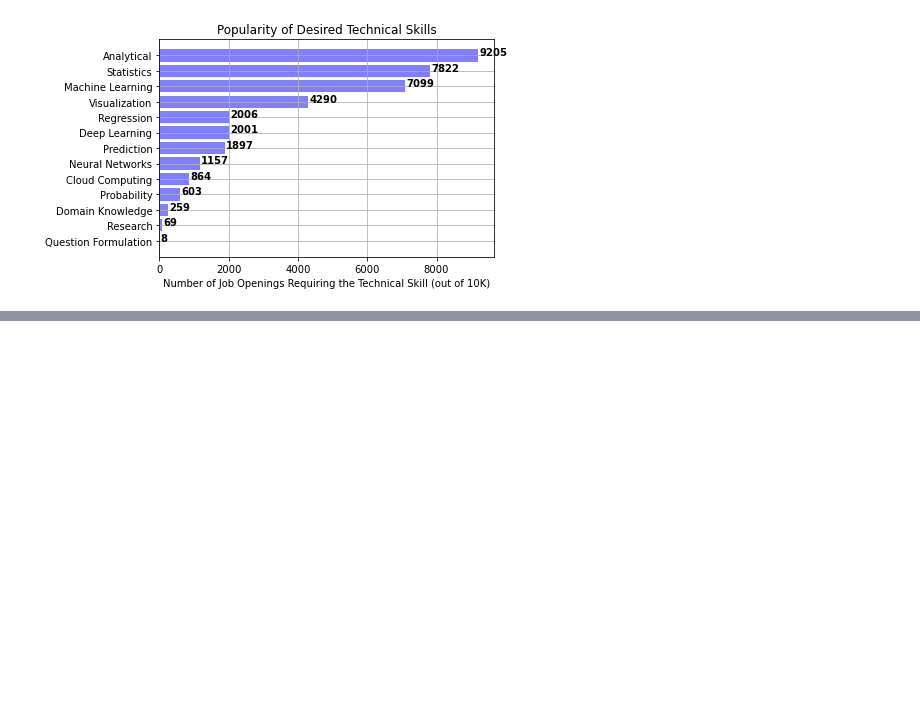
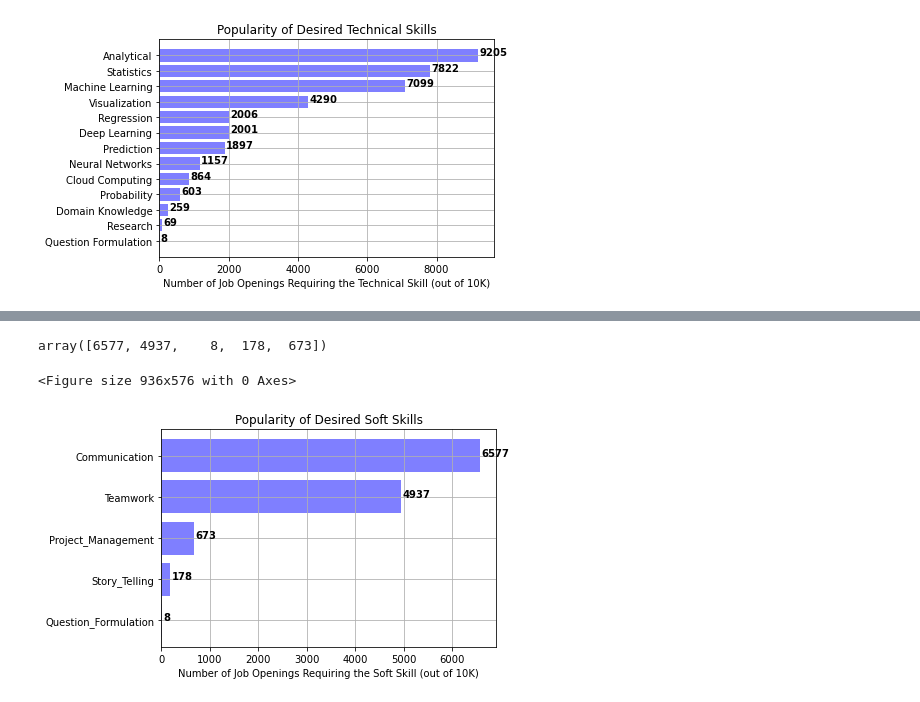
Before and after one commit to amyguanRice/Project1_Team6, a Jupyter notebook: data_processing_10k_Feb2019.ipynb, the cells around one changed output, grey strips where cells are left out. Cells and saved outputs as stored; diff of their text form; code cells hidden in the pictures; blank space fills up the shorter version.

```diff
--- a/data_processing_10k_Feb2019.ipynb
+++ b/data_processing_10k_Feb2019.ipynb
@@ -629,6 +629,9 @@ for irow in np.arange(len(DSjob_Feb2019)):
 TS_keywords = ['Statistics', 'Research', 'Question Formulation', 'Visualization',\
                'Deep Learning','Machine Learning','Domain Knowledge', 'Analytical',\
                'Cloud Computing', 'Regression', 'Probability', 'Prediction','Neural Networks']
-TS_Count = np.arange(len(TS_keywords))
+
+for i_tech_skill in np.arange(len(TS_keywords)):
+    TS_Count[i_tech_skill] = DSjob_Feb2019.iloc[:,14+i_tech_skill].sum()
+
 TS_Count
 # %% [output]
@@ -672,3 +668,12 @@ plt.show()
 # Question formulation
 # Storytelling
 # Project management
+
+# initialize the flag tags
+DSjob_Feb2019['SS_Communication_flag'] = 0
+DSjob_Feb2019['SS_Teamwork_flag'] = 0
+DSjob_Feb2019['SS_QuesForm_flag'] = 0
+DSjob_Feb2019['SS_StoryTelling_flag'] = 0
+DSjob_Feb2019['SS_ProjManagement_flag'] = 0
+
+DSjob_Feb2019.head(1)
@@ -675,3 +684,58 @@ plt.show()
+# %%
+for irow in np.arange(len(DSjob_Feb2019)):
+
+#     DSjob_Feb2019.job_description[irow] = DSjob_Feb2019.job_description[irow].casefold()
+#     DSjob_Feb2019.job_description[irow] = DSjob_Feb2019.job_description[irow].casefold()
+
+    if (("communica" in DSjob_Feb2019.job_description[irow]) or ("personal skill" in DSjob_Feb2019.job_description[irow])\
+       or ("people skill" in DSjob_Feb2019.job_description[irow])):
+        DSjob_Feb2019.iloc[irow,27] = 1
+
+    if (("teamwork" in DSjob_Feb2019.job_description[irow]) or ("team work" in DSjob_Feb2019.job_description[irow])\
+          or ("team player" in DSjob_Feb2019.job_description[irow]) or ("collabor" in DSjob_Feb2019.job_description[irow])):
+        DSjob_Feb2019.iloc[irow,28] = 1
+
+    if ("question formulation" in DSjob_Feb2019.job_description[irow]):
+        DSjob_Feb2019.iloc[irow,29] = 1
+
+    if (("story telling" in DSjob_Feb2019.job_description[irow]) or ("storytelling" in DSjob_Feb2019.job_description[irow])):
+        DSjob_Feb2019.iloc[irow,30] = 1
+
+    if ("project management" in DSjob_Feb2019.job_description[irow]):
+        DSjob_Feb2019.iloc[irow,31] = 1
+
+SS_keywords = ['Communication', 'Teamwork', 'Question_Formulation', 'Story_Telling','Project_Management']
+SS_Count = np.arange(len(SS_keywords))
+
+for i_tech_skill in np.arange(len(SS_keywords)):
+    SS_Count[i_tech_skill] = DSjob_Feb2019.iloc[:,27+i_tech_skill].sum()
+
+SS_Count
+# %% [output]
+array([6577, 4937,    8,  178,  673])
+# %%
+# construct a dataFrame using the SS keywords and SS keyword counSS
+df_SS = pd.DataFrame({'SS_Keywords':SS_keywords, 'SSkeywords_Counts':SS_Count})
+df_SS.sort_values('SSkeywords_Counts',inplace=True)
+
+# now do a bar chart on desired Technical Skills
+plt.figure(figsize=(13,8))
+fig,ax = plt.subplots()
+
+ax.barh(df_SS.SS_Keywords, df_SS.SSkeywords_Counts, color='b', alpha=0.5, align="center")
+
+plt.title("Popularity of Desired Soft Skills")
+ax.set_xlabel("Number of Job Openings Requiring the Soft Skill (out of 10K)")
+
+for i, v in enumerate(df_SS.SSkeywords_Counts):
+    ax.text(v + 30, i, str(v), color='black', fontweight='bold')
+plt.grid()
+plt.savefig("./Images/Bar_Popularity_of_Desired_Soft_Skills.png", bbox_inches='tight')
+# plt.tight_layout()
+plt.show()
+# %% [output]
+<Figure size 936x576 with 0 Axes>
+[figure, added]
 # %%
 # finalized keywords for technical tools:
 
```
Also changed, not shown: parts of 6 cells of this notebook, 5 other files.
